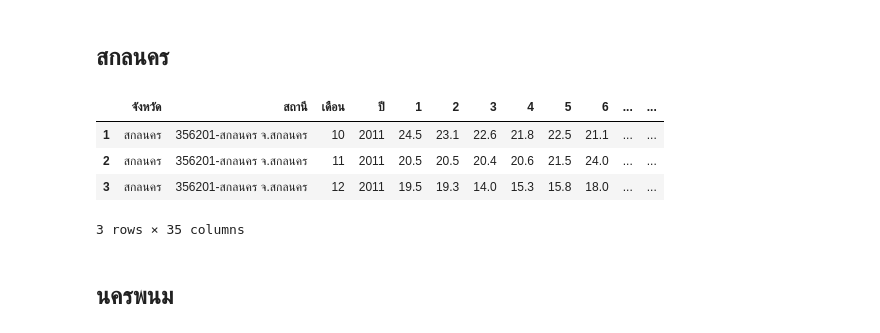
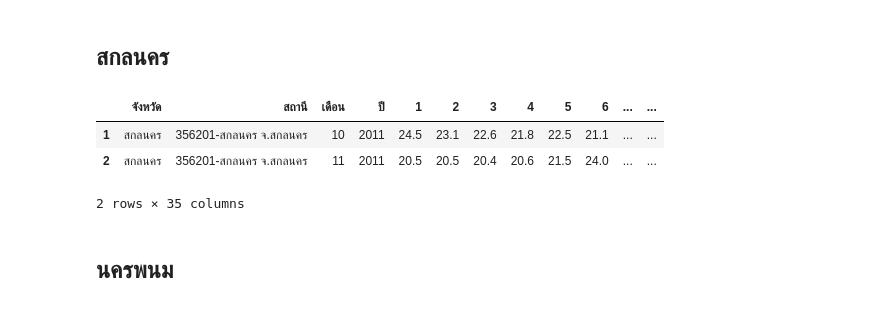
Before and after one commit to jirapat-tho/BasicProg_DataViz65, a Jupyter notebook: Group_Quiz.ipynb, the cells around one changed output. Drawn from its saved outputs; the diff is of its cells as text; code cells hidden in the pictures.

```diff
--- a/Group_Quiz.ipynb
+++ b/Group_Quiz.ipynb
@@ -779,17 +631,15 @@ lowt_lei.head(3)
 # %%
 low_skn = pd.read_excel('/content/drive/MyDrive/bsc_DPDM_data/อุตุ/อุณหภูมิต่ำสุด(เซลเซียส)/จ.สกล.xlsx',skiprows=3).drop(0, axis=0)
 low_skn.columns.values[3:34] =['1','2','3','4','5','6','7','8','9','10','11','12','13','14','15','16','17','18','19','20','21','22','23','24','25','26','27','28','29','30','31']
 low_skn['จังหวัด'] = 'สกลนคร'
 low_skn['เดือน'] = low_skn['เดือน/ปี'].dt.month
 low_skn['ปี'] = low_skn['เดือน/ปี'].dt.year
 lowt_skn = low_skn[['จังหวัด','สถานี','เดือน','ปี','1','2','3','4','5','6','7','8','9','10','11','12','13','14','15','16','17','18','19','20','21','22','23','24','25','26','27','28','29','30','31']]
-lowt_skn.head(3)
 # %% [output]
 |  | จังหวัด | สถานี | เดือน | ปี | 1 | 2 | 3 | 4 | 5 | 6 | ... | ... |
 | 1 | สกลนคร | 356201-สกลนคร จ.สกลนคร | 10 | 2011 | 24.5 | 23.1 | 22.6 | 21.8 | 22.5 | 21.1 | ... | ... |
 | 2 | สกลนคร | 356201-สกลนคร จ.สกลนคร | 11 | 2011 | 20.5 | 20.5 | 20.4 | 20.6 | 21.5 | 24.0 | ... | ... |
-| 3 | สกลนคร | 356201-สกลนคร จ.สกลนคร | 12 | 2011 | 19.5 | 19.3 | 14.0 | 15.3 | 15.8 | 18.0 | ... | ... |
-3 rows × 35 columns
+2 rows × 35 columns
 # %% [markdown]
 ## นครพนม
 # %%
```
Also changed, not shown: parts of 93 cells of this notebook.
